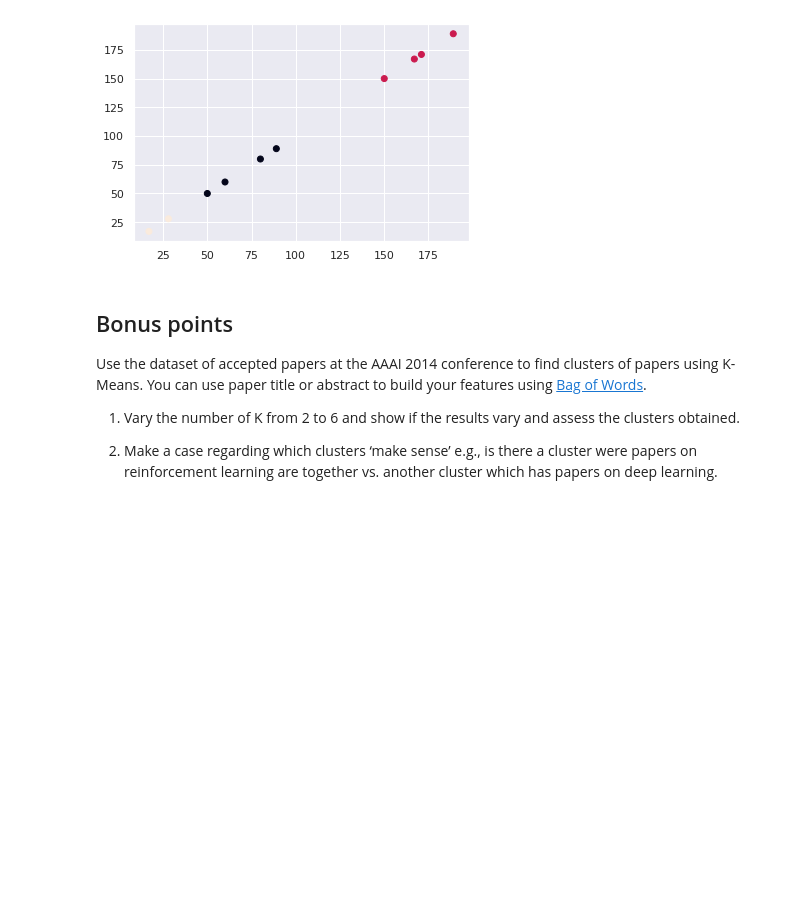
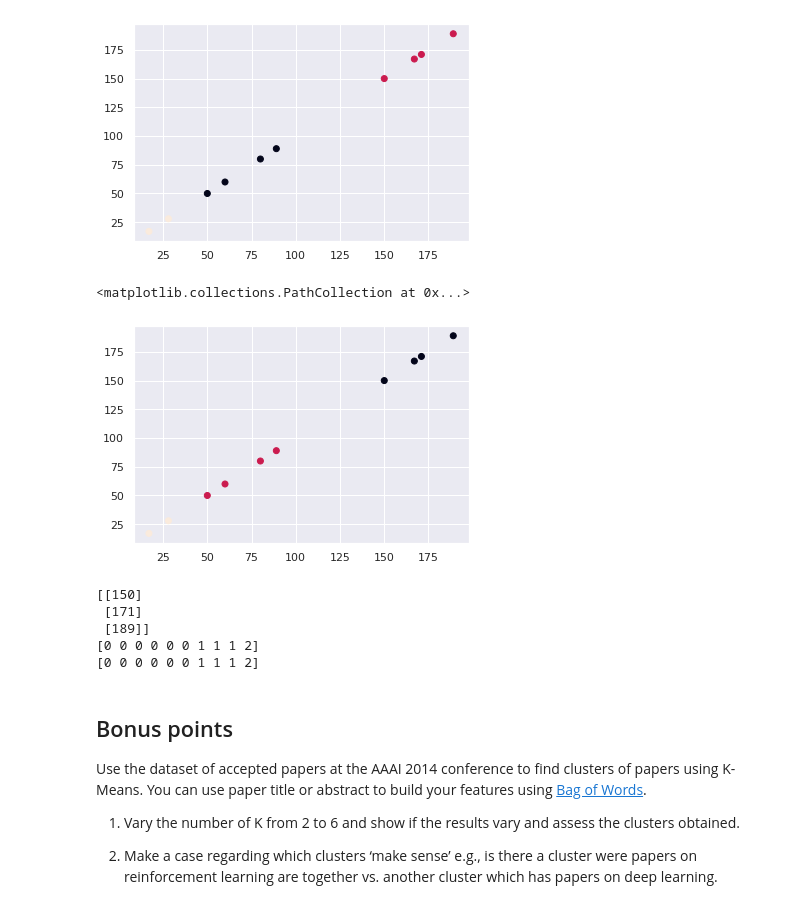
Before and after one commit to AnoVando/MSIS, a Jupyter notebook: MSIS522_Assignment3.ipynb, the cells around one changed output. Saved outputs shown, nothing was run; the diff lists cells and outputs as text; code cells hidden in the pictures; blank space fills up the shorter version.

```diff
--- a/MSIS522_Assignment3.ipynb
+++ b/MSIS522_Assignment3.ipynb
@@ -148,6 +158,33 @@ plt.scatter(data[:,0], data[:,0], c=single)
 # %% [output]
 <matplotlib.collections.PathCollection at 0x...>
 [figure]
+# %%
+# 3 Use hierarchical agglomerative clustering with complete linkage to cluster the data
+ac2 = AgglomerativeClustering(n_clusters=3, linkage='complete')
+complete = ac2.fit_predict(data)
+plt.scatter
+plt.scatter(data[:,0], data[:,0], c=complete)
+# %% [output]
+<matplotlib.collections.PathCollection at 0x...>
+[figure, added]
+# %%
+# 4 For K-means What will the final clusters be after 3 iterations if k=3 and the initial centers are 150, 171 and 189
+centroids = [150, 171, 189]
+centroids = pd.DataFrame(centroids)
+centroids = centroids[0].to_numpy()
+centroids = centroids.reshape(-1,1)
+
+kmeans4 = KMeans(n_clusters=3, init=centroids, max_iter=3).fit(data)
+labels = kmeans4.labels_
+clusters = kmeans4.fit_predict(data)
+print(labels)
+print(clusters)
+# %% [output]
+[[150]
+ [171]
+ [189]]
+[0 0 0 0 0 0 1 1 1 2]
+[0 0 0 0 0 0 1 1 1 2]
 # %% [markdown]
 ## Bonus points
 Use the dataset of accepted papers at the AAAI 2014 conference to find clusters of papers using K-Means. You can use paper title or abstract to build your features using [Bag of Words](https://en.wikipedia.org/wiki/Bag-of-words_model).
```
Also changed, not shown: parts of 3 cells of this notebook.
